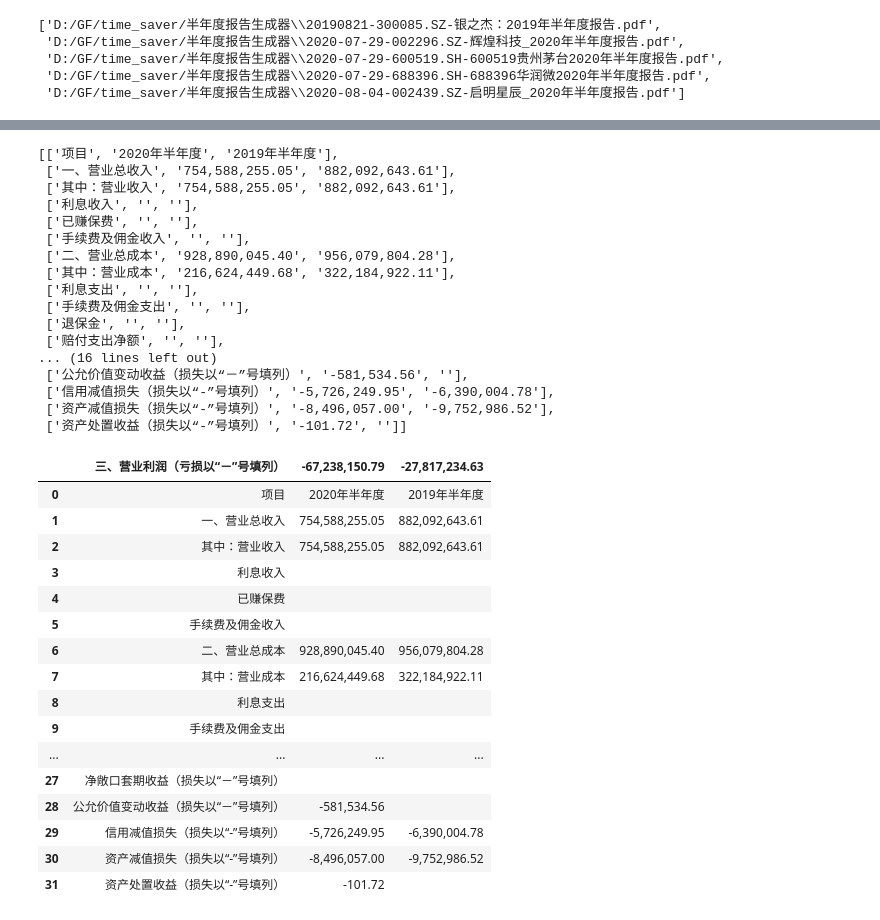
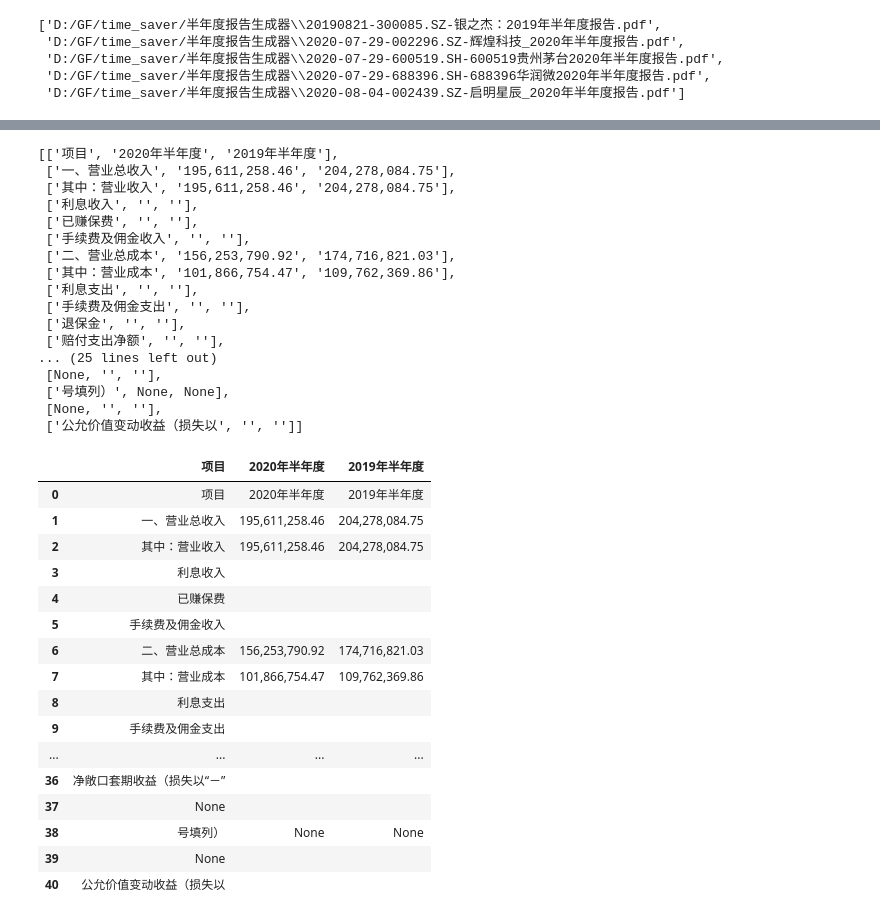
Before and after one commit to spongybobb/-, a Jupyter notebook: 半年度报告生成器/半年度报告单摘.ipynb, the cells around one changed output, grey strips where cells are left out. Cells and saved outputs as stored; diff of their text form; code cells hidden in the pictures.

```diff
--- a/半年度报告生成器/半年度报告单摘.ipynb
+++ b/半年度报告生成器/半年度报告单摘.ipynb
@@ -66,7 +66,7 @@ filelist
  'D:/GF/time_saver/半年度报告生成器\\2020-07-29-688396.SH-688396华润微2020年半年度报告.pdf',
  'D:/GF/time_saver/半年度报告生成器\\2020-08-04-002439.SZ-启明星辰_2020年半年度报告.pdf']
 # %%
-filename = "2020-08-04-002439.SZ-启明星辰_2020年半年度报告.pdf"
+filename = "2020-07-29-002296.SZ-辉煌科技_2020年半年度报告.pdf"
 code = input("股票代码：")
 pdf = pdfplumber.open(filename)
 # %% [output]
@@ -393,42 +389,42 @@ table2 = p2.extract_table()
 table2
 # %% [output]
 [['项目', '2020年半年度', '2019年半年度'],
- ['一、营业总收入', '754,588,255.05', '882,092,643.61'],
- ['其中：营业收入', '754,588,255.05', '882,092,643.61'],
+ ['一、营业总收入', '195,611,258.46', '204,278,084.75'],
+ ['其中：营业收入', '195,611,258.46', '204,278,084.75'],
  ['利息收入', '', ''],
  ['已赚保费', '', ''],
  ['手续费及佣金收入', '', ''],
- ['二、营业总成本', '928,890,045.40', '956,079,804.28'],
- ['其中：营业成本', '216,624,449.68', '322,184,922.11'],
+ ['二、营业总成本', '156,253,790.92', '174,716,821.03'],
+ ['其中：营业成本', '101,866,754.47', '109,762,369.86'],
  ['利息支出', '', ''],
  ['手续费及佣金支出', '', ''],
  ['退保金', '', ''],
  ['赔付支出净额', '', ''],
-... (16 lines left out)
- ['公允价值变动收益（损失以“－”号填列）', '-581,534.56', ''],
- ['信用减值损失（损失以“-”号填列）', '-5,726,249.95', '-6,390,004.78'],
- ['资产减值损失（损失以“-”号填列）', '-8,496,057.00', '-9,752,986.52'],
- ['资产处置收益（损失以“-”号填列）', '-101.72', '']]
+... (25 lines left out)
+ [None, '', ''],
+ ['号填列）', None, None],
+ [None, '', ''],
+ ['公允价值变动收益（损失以', '', '']]
 # %%
 # 把表格装进dataframe
-df2 = pd.DataFrame(table2, columns=table1[0])
+df2 = pd.DataFrame(table2, columns=table2[0])
 
 df2
 # %% [output]
-|  | 三、营业利润（亏损以“－”号填列） | -67,238,150.79 | -27,817,234.63 |
+|  | 项目 | 2020年半年度 | 2019年半年度 |
 | 0 | 项目 | 2020年半年度 | 2019年半年度 |
-| 1 | 一、营业总收入 | 754,588,255.05 | 882,092,643.61 |
-| 2 | 其中：营业收入 | 754,588,255.05 | 882,092,643.61 |
+| 1 | 一、营业总收入 | 195,611,258.46 | 204,278,084.75 |
+| 2 | 其中：营业收入 | 195,611,258.46 | 204,278,084.75 |
 | 3 | 利息收入 |  |  |
 | 4 | 已赚保费 |  |  |
 | 5 | 手续费及佣金收入 |  |  |
-| 6 | 二、营业总成本 | 928,890,045.40 | 956,079,804.28 |
-| 7 | 其中：营业成本 | 216,624,449.68 | 322,184,922.11 |
+| 6 | 二、营业总成本 | 156,253,790.92 | 174,716,821.03 |
+| 7 | 其中：营业成本 | 101,866,754.47 | 109,762,369.86 |
 | 8 | 利息支出 |  |  |
 | 9 | 手续费及佣金支出 |  |  |
 | ... | ... | ... | ... |
-| 27 | 净敞口套期收益（损失以“－”号填列） |  |  |
-| 28 | 公允价值变动收益（损失以“－”号填列） | -581,534.56 |  |
-| 29 | 信用减值损失（损失以“-”号填列） | -5,726,249.95 | -6,390,004.78 |
-| 30 | 资产减值损失（损失以“-”号填列） | -8,496,057.00 | -9,752,986.52 |
-| 31 | 资产处置收益（损失以“-”号填列） | -101.72 |  |
+| 36 | 净敞口套期收益（损失以“－” |  |  |
+| 37 | None |  |  |
+| 38 | 号填列） | None | None |
+| 39 | None |  |  |
+| 40 | 公允价值变动收益（损失以 |  |  |
```
Also changed, not shown: parts of 21 cells of this notebook.
